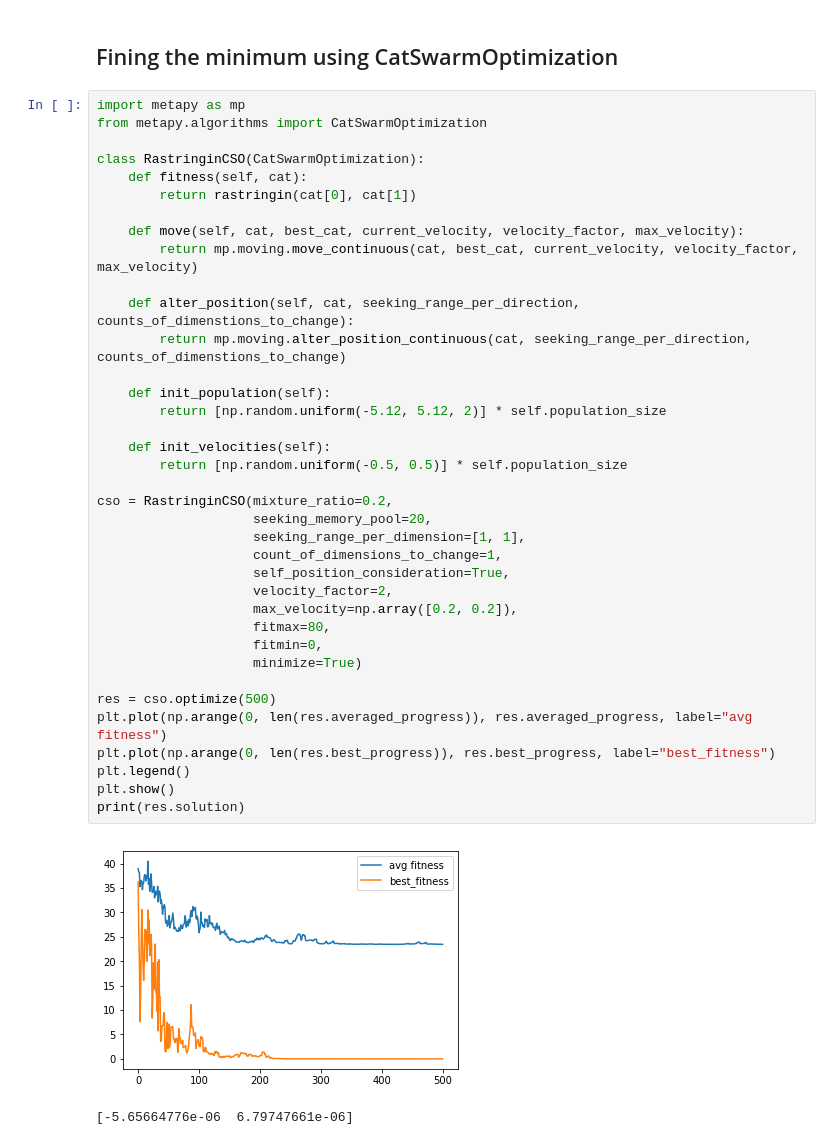
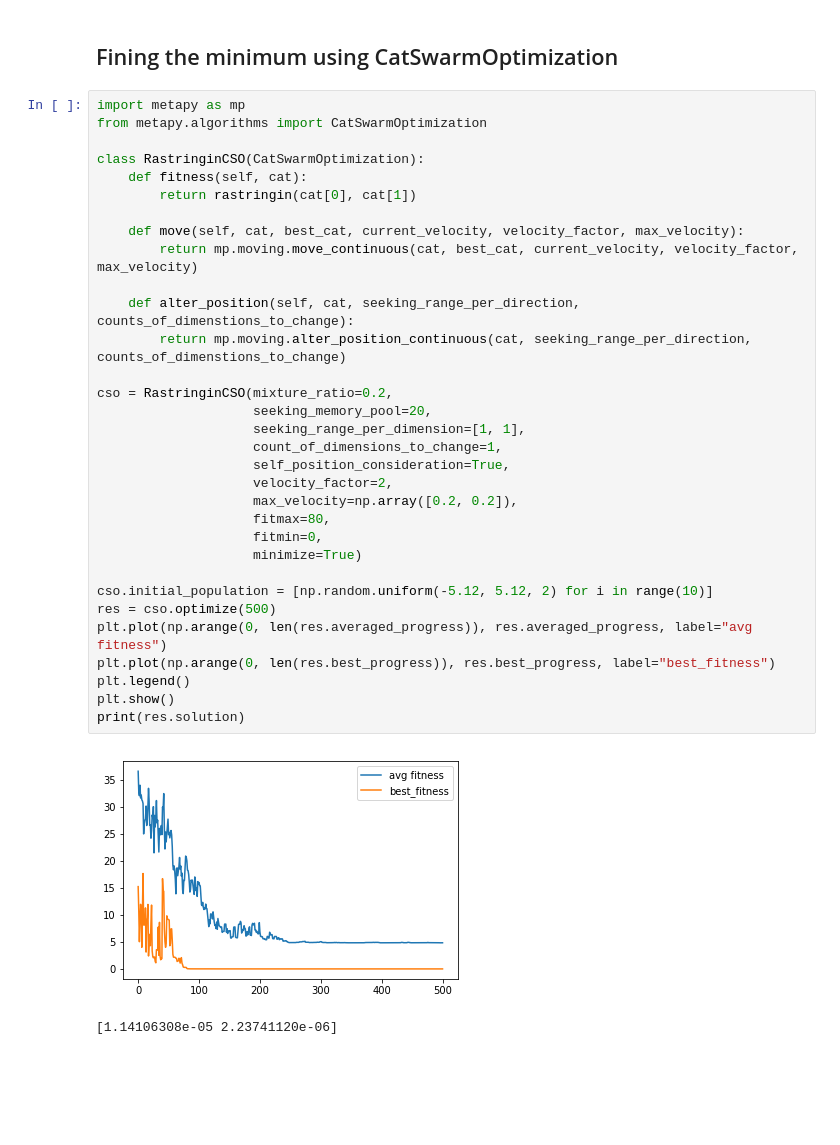
Before and after one commit to pmayaduque/metapy, a Jupyter notebook: examples/rastringin_cso.ipynb, the cells around one changed output. Drawn from its saved outputs; the diff is of its cells as text; blank space fills up the shorter version.

```diff
--- a/examples/rastringin_cso.ipynb
+++ b/examples/rastringin_cso.ipynb
@@ -28,41 +28,36 @@ import metapy as mp
 from metapy.algorithms import CatSwarmOptimization
 
 class RastringinCSO(CatSwarmOptimization):
     def fitness(self, cat):
         return rastringin(cat[0], cat[1])
 
     def move(self, cat, best_cat, current_velocity, velocity_factor, max_velocity):
         return mp.moving.move_continuous(cat, best_cat, current_velocity, velocity_factor, max_velocity)
 
     def alter_position(self, cat, seeking_range_per_direction, counts_of_dimenstions_to_change):
         return mp.moving.alter_position_continuous(cat, seeking_range_per_direction, counts_of_dimenstions_to_change)
 
-    def init_population(self):
-        return [np.random.uniform(-5.12, 5.12, 2)] * self.population_size
-
-    def init_velocities(self):
-        return [np.random.uniform(-0.5, 0.5)] * self.population_size
-
 cso = RastringinCSO(mixture_ratio=0.2,
                     seeking_memory_pool=20,
                     seeking_range_per_dimension=[1, 1],
                     count_of_dimensions_to_change=1,
                     self_position_consideration=True,
                     velocity_factor=2,
                     max_velocity=np.array([0.2, 0.2]),
                     fitmax=80,
                     fitmin=0,
                     minimize=True)
 
+cso.initial_population = [np.random.uniform(-5.12, 5.12, 2) for i in range(10)]
 res = cso.optimize(500)
 plt.plot(np.arange(0, len(res.averaged_progress)), res.averaged_progress, label="avg fitness")
 plt.plot(np.arange(0, len(res.best_progress)), res.best_progress, label="best_fitness")
 plt.legend()
 plt.show()
 print(res.solution)
 # %% [output]
-[figure, old version]
+[figure, new version]
-[-5.65664776e-06  6.79747661e-06]
+[1.14106308e-05 2.23741120e-06]
 # %%
 res.optimizer_settings
 # %% [output]
```
Also changed, not shown: parts of 1 cell of this notebook.
